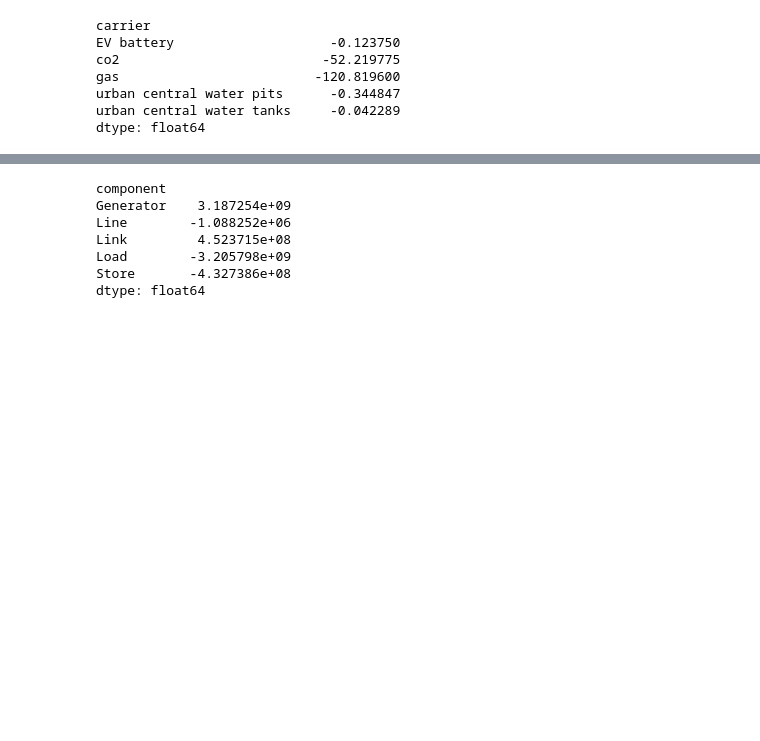
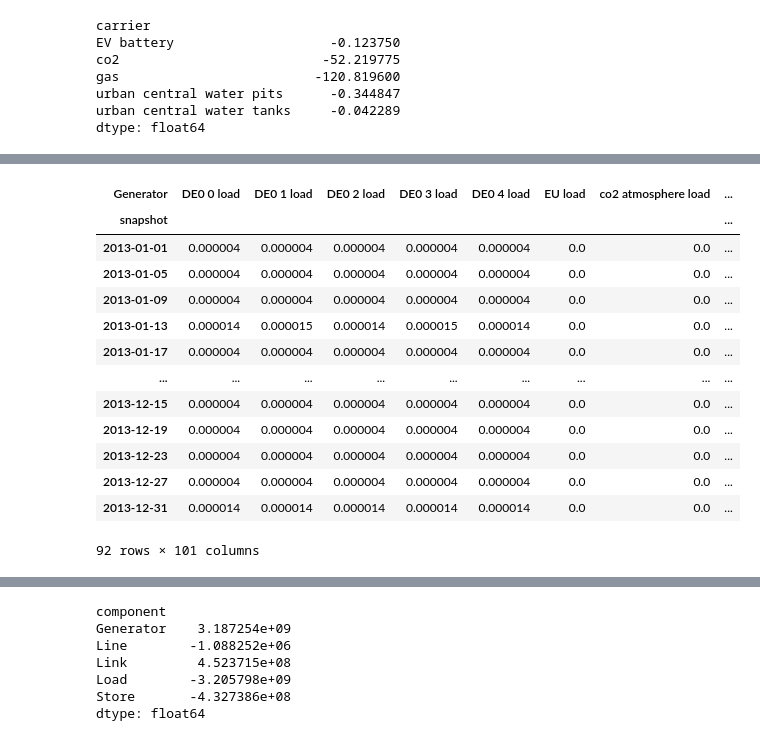
Before and after one commit to ayshaC/pypsa-eur, a Jupyter notebook: analysis/graph_network.ipynb, the cells around one changed output, grey strips where cells are left out. Drawn from its saved outputs; the diff is of its cells as text; code cells hidden in the pictures; blank space fills up the shorter version.

```diff
--- a/analysis/graph_network.ipynb
+++ b/analysis/graph_network.ipynb
@@ -461,0 +507,18 @@ dtype: float64
+# %%
+load_gens = n[sample].generators.loc[n[sample].generators["carrier"]=="load"]["carrier"].index
+n[sample].generators_t["p"][load_gens]
+# %% [output]
+| Generator | DE0 0 load | DE0 1 load | DE0 2 load | DE0 3 load | DE0 4 load | EU load | co2 atmosphere load | ... |
+| snapshot |  |  |  |  |  |  |  | ... |
+| 2013-01-01 | 0.000004 | 0.000004 | 0.000004 | 0.000004 | 0.000004 | 0.0 | 0.0 | ... |
+| 2013-01-05 | 0.000004 | 0.000004 | 0.000004 | 0.000004 | 0.000004 | 0.0 | 0.0 | ... |
+| 2013-01-09 | 0.000004 | 0.000004 | 0.000004 | 0.000004 | 0.000004 | 0.0 | 0.0 | ... |
+| 2013-01-13 | 0.000014 | 0.000015 | 0.000014 | 0.000015 | 0.000014 | 0.0 | 0.0 | ... |
+| 2013-01-17 | 0.000004 | 0.000004 | 0.000004 | 0.000004 | 0.000004 | 0.0 | 0.0 | ... |
+| ... | ... | ... | ... | ... | ... | ... | ... | ... |
+| 2013-12-15 | 0.000004 | 0.000004 | 0.000004 | 0.000004 | 0.000004 | 0.0 | 0.0 | ... |
+| 2013-12-19 | 0.000004 | 0.000004 | 0.000004 | 0.000004 | 0.000004 | 0.0 | 0.0 | ... |
+| 2013-12-23 | 0.000004 | 0.000004 | 0.000004 | 0.000004 | 0.000004 | 0.0 | 0.0 | ... |
+| 2013-12-27 | 0.000004 | 0.000004 | 0.000004 | 0.000004 | 0.000004 | 0.0 | 0.0 | ... |
+| 2013-12-31 | 0.000014 | 0.000014 | 0.000014 | 0.000014 | 0.000014 | 0.0 | 0.0 | ... |
+92 rows × 101 columns
```
Also changed, not shown: parts of 14 cells of this notebook, 3 other files.
